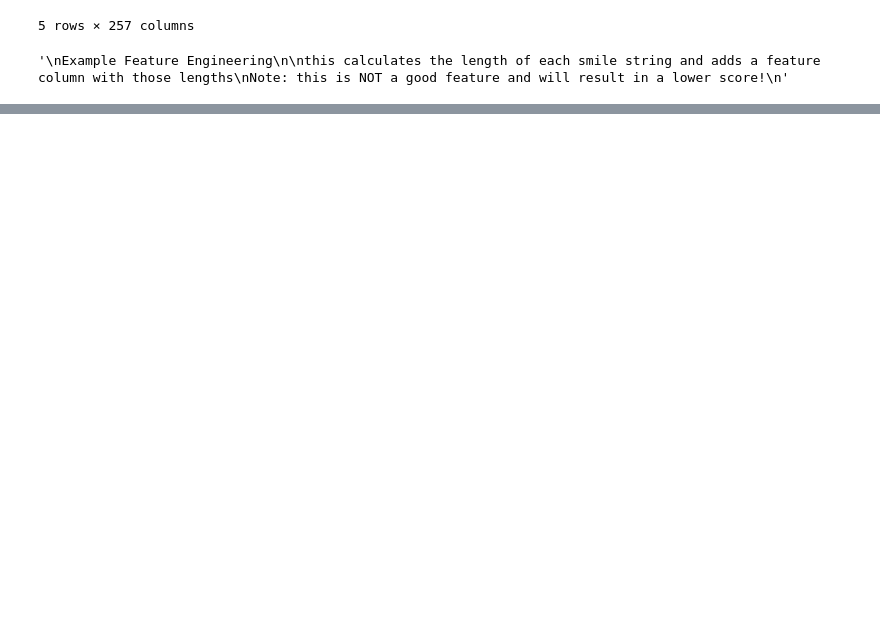
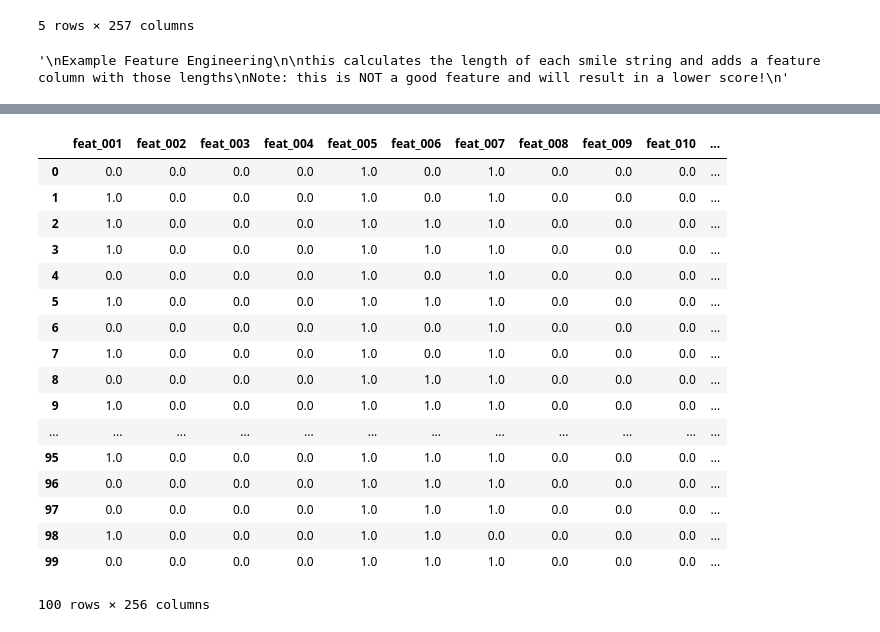
Before and after one commit to matheuscfernandes/cs181-s17-practicals, a Jupyter notebook: p1/Sinusoidal_Trials.ipynb, the cells around one changed output, grey strips where cells are left out. Cells and saved outputs as stored; diff of their text form; code cells hidden in the pictures; blank space fills up the shorter version.

```diff
--- a/p1/Sinusoidal_Trials.ipynb
+++ b/p1/Sinusoidal_Trials.ipynb
@@ -12,8 +12,8 @@ from sklearn import preprocessing
 """
 Read in train and test as Pandas DataFrames
 """
-df_train = pd.read_csv("train_short.csv")
-df_test = pd.read_csv("test_short.csv")
+df_train = pd.read_csv("train.csv")
+df_test = pd.read_csv("test.csv")
 # %%
 df_train.head()
 # %% [output]
@@ -154,0 +163,21 @@ def RMSE(Y,Y_Pred):
+# %%
+df_all.head(100)
+# %% [output]
+|  | feat_001 | feat_002 | feat_003 | feat_004 | feat_005 | feat_006 | feat_007 | feat_008 | feat_009 | feat_010 | ... |
+| 0 | 0.0 | 0.0 | 0.0 | 0.0 | 1.0 | 0.0 | 1.0 | 0.0 | 0.0 | 0.0 | ... |
+| 1 | 1.0 | 0.0 | 0.0 | 0.0 | 1.0 | 0.0 | 1.0 | 0.0 | 0.0 | 0.0 | ... |
+| 2 | 1.0 | 0.0 | 0.0 | 0.0 | 1.0 | 1.0 | 1.0 | 0.0 | 0.0 | 0.0 | ... |
+| 3 | 1.0 | 0.0 | 0.0 | 0.0 | 1.0 | 1.0 | 1.0 | 0.0 | 0.0 | 0.0 | ... |
+| 4 | 0.0 | 0.0 | 0.0 | 0.0 | 1.0 | 0.0 | 1.0 | 0.0 | 0.0 | 0.0 | ... |
+| 5 | 1.0 | 0.0 | 0.0 | 0.0 | 1.0 | 1.0 | 1.0 | 0.0 | 0.0 | 0.0 | ... |
+| 6 | 0.0 | 0.0 | 0.0 | 0.0 | 1.0 | 0.0 | 1.0 | 0.0 | 0.0 | 0.0 | ... |
+| 7 | 1.0 | 0.0 | 0.0 | 0.0 | 1.0 | 0.0 | 1.0 | 0.0 | 0.0 | 0.0 | ... |
+| 8 | 0.0 | 0.0 | 0.0 | 0.0 | 1.0 | 1.0 | 1.0 | 0.0 | 0.0 | 0.0 | ... |
+| 9 | 1.0 | 0.0 | 0.0 | 0.0 | 1.0 | 1.0 | 1.0 | 0.0 | 0.0 | 0.0 | ... |
+| ... | ... | ... | ... | ... | ... | ... | ... | ... | ... | ... | ... |
+| 95 | 1.0 | 0.0 | 0.0 | 0.0 | 1.0 | 1.0 | 1.0 | 0.0 | 0.0 | 0.0 | ... |
+| 96 | 0.0 | 0.0 | 0.0 | 0.0 | 1.0 | 1.0 | 1.0 | 0.0 | 0.0 | 0.0 | ... |
+| 97 | 0.0 | 0.0 | 0.0 | 0.0 | 1.0 | 1.0 | 1.0 | 0.0 | 0.0 | 0.0 | ... |
+| 98 | 1.0 | 0.0 | 0.0 | 0.0 | 1.0 | 1.0 | 0.0 | 0.0 | 0.0 | 0.0 | ... |
+| 99 | 0.0 | 0.0 | 0.0 | 0.0 | 1.0 | 1.0 | 1.0 | 0.0 | 0.0 | 0.0 | ... |
+100 rows × 256 columns
```
Also changed, not shown: parts of 8 cells of this notebook.
